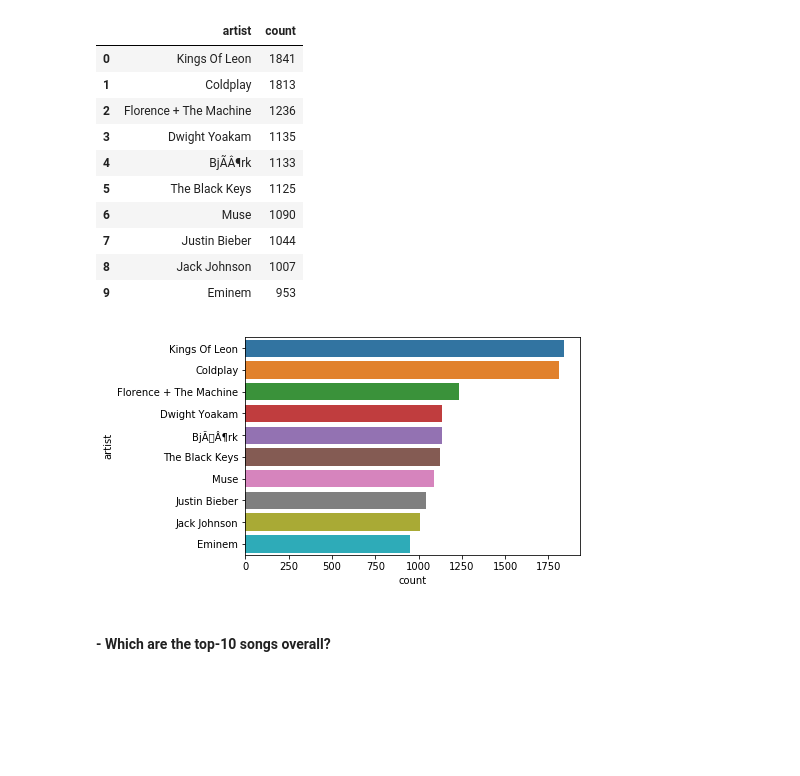
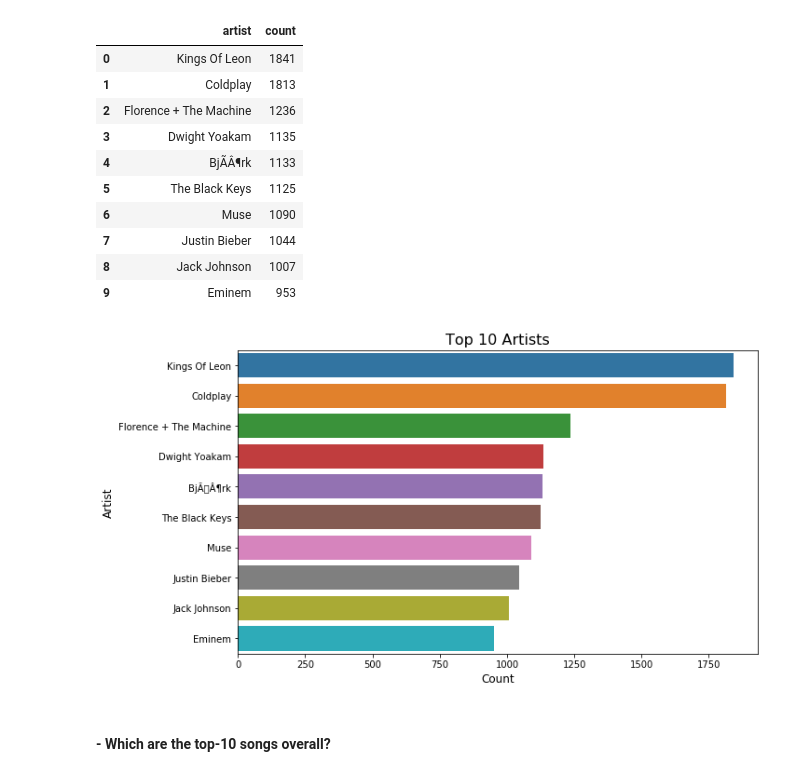
Before and after one commit to tarcisobraz/sparkify-churn-prediction, a Jupyter notebook: Sparkify.ipynb, the cells around one changed output. Drawn from its saved outputs; the diff is of its cells as text; code cells hidden in the pictures; blank space fills up the shorter version.

Commit message:
style: improves EDA plots and saves them to file.

```diff
--- a/Sparkify.ipynb
+++ b/Sparkify.ipynb
@@ -139,7 +168,11 @@ top10_artists
 | 7 | Justin Bieber | 1044 |
 | 8 | Jack Johnson | 1007 |
 | 9 | Eminem | 953 |
-# %%
-sns.barplot(x="count", y="artist", data=top10_artists);
-# %% [output]
-[figure, removed]
+# %%
+f, axis = plt.subplots(figsize=(10, 6))
+sns.barplot(x="count", y="artist", data=top10_artists)
+plt.title('Top 10 Artists',size=16);
+plt.xlabel('Count', size=12)
+plt.ylabel('Artist', size=12);
+# %% [output]
+[figure, added]
```
Also changed, not shown: parts of 17 cells of this notebook.
